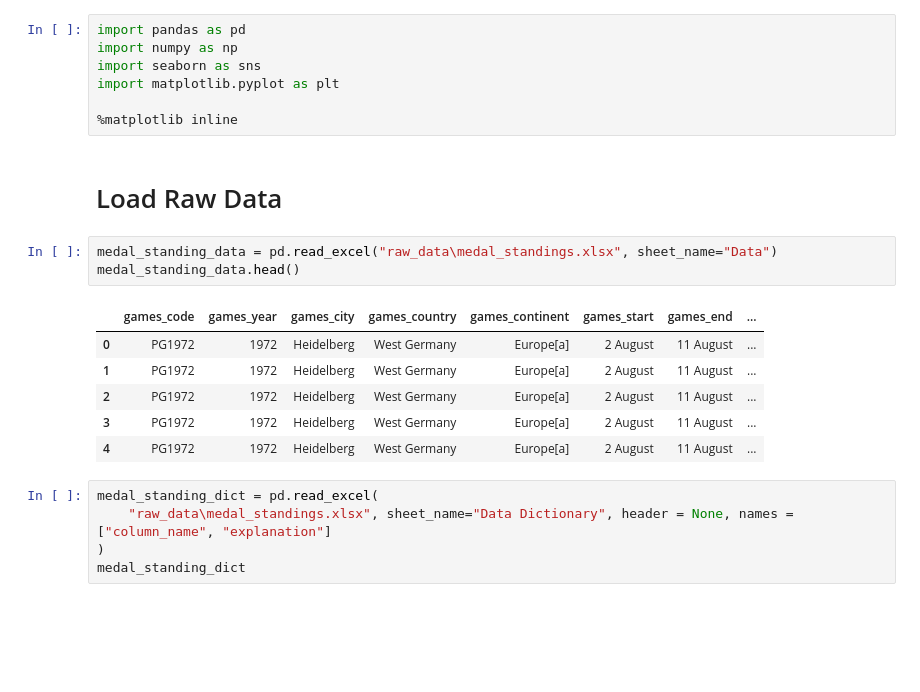
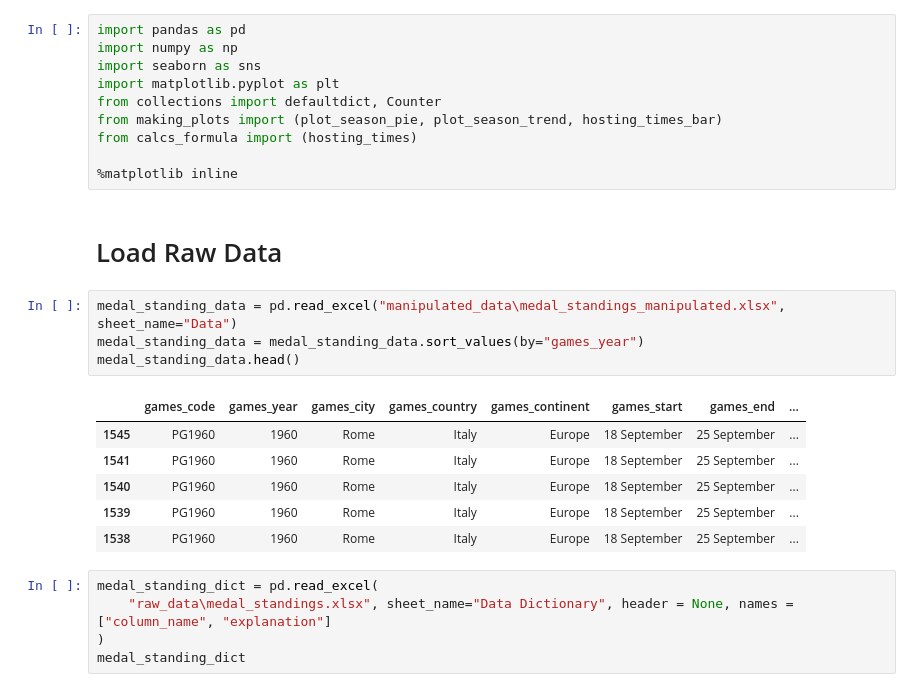
Before and after one commit to Dakalo156/onyx-paralympics-dataset, a Jupyter notebook: 00_eda_medal_standings.ipynb, the cells around one changed output. Saved outputs shown, nothing was run; the diff lists cells and outputs as text; blank space fills up the shorter version.

```diff
--- a/00_eda_medal_standings.ipynb
+++ b/00_eda_medal_standings.ipynb
@@ -3,20 +3,24 @@ import pandas as pd
 import numpy as np
 import seaborn as sns
 import matplotlib.pyplot as plt
+from collections import defaultdict, Counter
+from making_plots import (plot_season_pie, plot_season_trend, hosting_times_bar)
+from calcs_formula import (hosting_times)
 
 %matplotlib inline
 # %% [markdown]
 # Load Raw Data
 # %%
-medal_standing_data = pd.read_excel("raw_data\medal_standings.xlsx", sheet_name="Data")
+medal_standing_data = pd.read_excel("manipulated_data\medal_standings_manipulated.xlsx", sheet_name="Data")
+medal_standing_data = medal_standing_data.sort_values(by="games_year")
 medal_standing_data.head()
 # %% [output]
 |  | games_code | games_year | games_city | games_country | games_continent | games_start | games_end | ... |
-| 0 | PG1972 | 1972 | Heidelberg | West Germany | Europe[a] | 2 August | 11 August | ... |
-| 1 | PG1972 | 1972 | Heidelberg | West Germany | Europe[a] | 2 August | 11 August | ... |
-| 2 | PG1972 | 1972 | Heidelberg | West Germany | Europe[a] | 2 August | 11 August | ... |
-| 3 | PG1972 | 1972 | Heidelberg | West Germany | Europe[a] | 2 August | 11 August | ... |
-| 4 | PG1972 | 1972 | Heidelberg | West Germany | Europe[a] | 2 August | 11 August | ... |
+| 1545 | PG1960 | 1960 | Rome | Italy | Europe | 18 September | 25 September | ... |
+| 1541 | PG1960 | 1960 | Rome | Italy | Europe | 18 September | 25 September | ... |
+| 1540 | PG1960 | 1960 | Rome | Italy | Europe | 18 September | 25 September | ... |
+| 1539 | PG1960 | 1960 | Rome | Italy | Europe | 18 September | 25 September | ... |
+| 1538 | PG1960 | 1960 | Rome | Italy | Europe | 18 September | 25 September | ... |
 # %%
 medal_standing_dict = pd.read_excel(
     "raw_data\medal_standings.xlsx", sheet_name="Data Dictionary", header = None, names = ["column_name", "explanation"]
```
Also changed, not shown: parts of 99 cells of this notebook, 3 other files.
